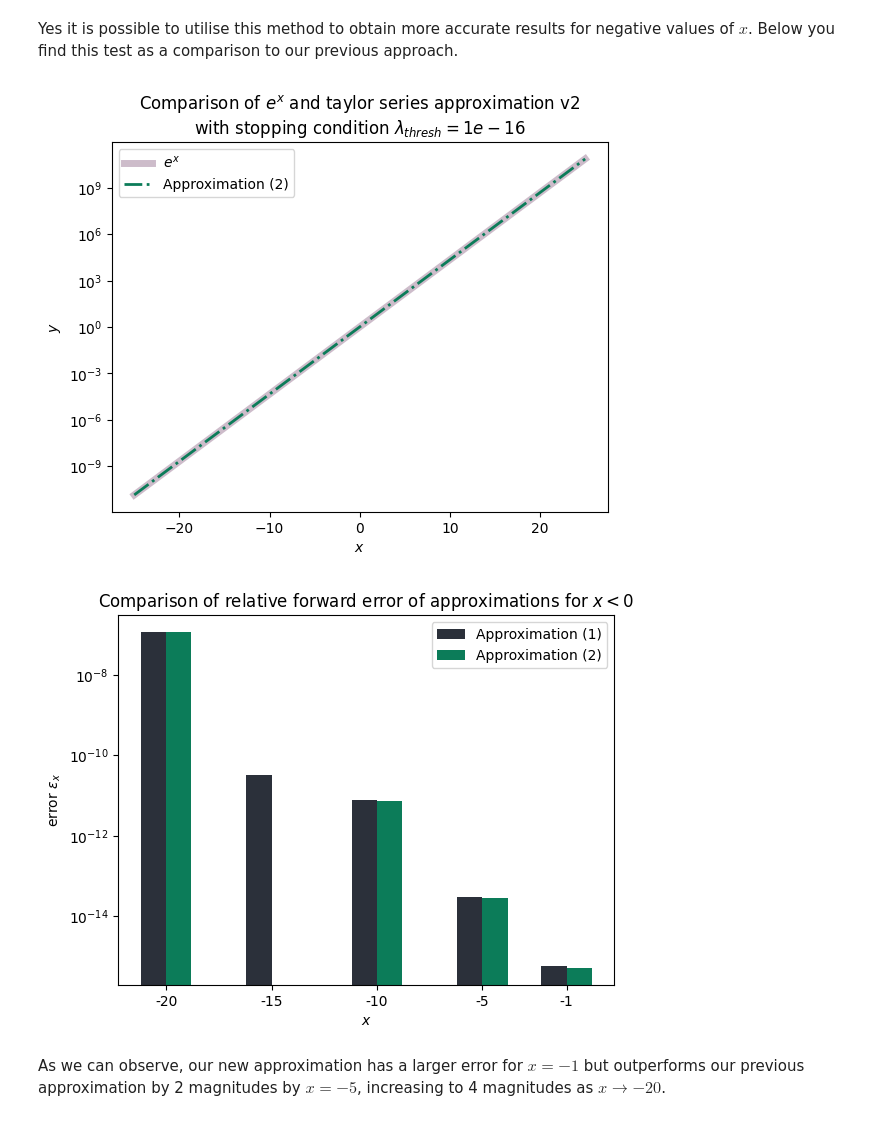
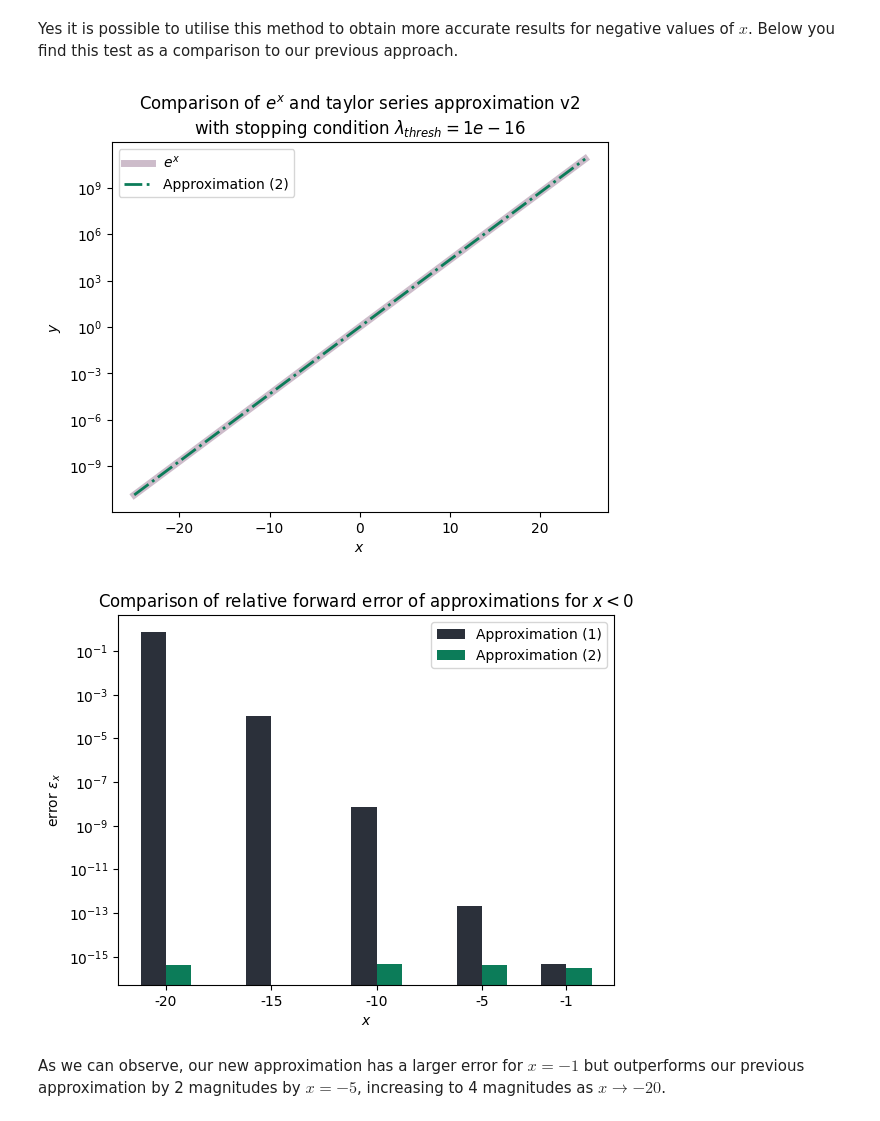
Before and after one commit to jonas4climate/na-assignment1, a Jupyter notebook: hw1_2023.ipynb, the cells around one changed output. Drawn from its saved outputs; the diff is of its cells as text; code cells hidden in the pictures.

```diff
--- a/hw1_2023.ipynb
+++ b/hw1_2023.ipynb
@@ -160,8 +160,8 @@ y, y_hat_1 = np.exp(xs), v_taylor_series_v1(xs)
 # Data for plotting only x_value pairs
 true_pos, true_neg = np.exp(x_values), np.exp(-x_values)
 chosen_y_hat_1_pos, chosen_y_hat_1_neg = v_taylor_series_v1(x_values), v_taylor_series_v1(-x_values)
-errors_1 = np.abs(chosen_y_hat_1_pos-true_pos) + np.abs(chosen_y_hat_1_neg-true_neg)
-errors_1_neg = np.abs(chosen_y_hat_1_neg-true_neg)
+errors_1 = np.abs(chosen_y_hat_1_pos-true_pos)/true_pos + np.abs(chosen_y_hat_1_neg-true_neg)/true_neg
+errors_1_neg = np.abs(chosen_y_hat_1_neg-true_neg)/true_neg
 
 
 plt.semilogy(xs, y, linewidth=5, color=COLORS[3], alpha=0.5)
@@ -206,36 +206,36 @@ def taylor_series_v2(x):
         return 1/taylor_series_v1(-x)
     else:
         return taylor_series_v1(x)
 
 v_taylor_series_v2 = np.vectorize(taylor_series_v2)
 chosen_y_hat_2_pos, chosen_y_hat_2_neg = v_taylor_series_v2(x_values), v_taylor_series_v2(-x_values)
-errors_2 = np.abs(chosen_y_hat_2_pos-true_pos) + np.abs(chosen_y_hat_2_neg-true_neg)
-errors_2_neg = np.abs(chosen_y_hat_2_neg-true_neg)
+errors_2 = np.abs(chosen_y_hat_2_pos-true_pos)/true_pos + np.abs(chosen_y_hat_2_neg-true_neg)/true_neg
+errors_2_neg = np.abs(chosen_y_hat_2_neg-true_neg)/true_neg
 y_hat_2 = v_taylor_series_v2(xs)
 
 plt.semilogy(xs, y, linewidth=5, color=COLORS[3], alpha=0.5)
 plt.semilogy(xs, y_hat_2, linewidth=2, color=COLORS[1], linestyle='-.')
 plt.xlabel('$x$')
 plt.ylabel('$y$')
 plt.legend(['$e^x$', 'Approximation (2)'])
 plt.title('Comparison of $e^x$ and taylor series approximation v2\n' +
           f'with stopping condition $\\lambda_{{thresh}}={lambda_thresh}$')
 plt.savefig(f'{SAVE_DIR}/comparison_e_approx_2.png', dpi=300)
 plt.show()
 
 bar1 = plt.bar(-x_values-0.6, errors_1, color=COLORS[0], width=1.2)
 bar2 = plt.bar(-x_values+0.6, errors_2, color=COLORS[1], width=1.2)
 plt.xticks(-x_values, -x_values)
 plt.xlabel('$x$')
 plt.ylabel('error $\\epsilon_{{x}}$')
 plt.yscale('log')
 plt.legend(['Approximation (1)', 'Approximation (2)'])
 plt.title('Comparison of relative forward error of approximations for $x < 0$')
 plt.savefig(f'{SAVE_DIR}/comparison_e_approx_1_2_error.png', dpi=300)
 plt.show()
 # %% [output]
 [figure]
-[figure, old version]
+[figure, new version]
 # %% [markdown]
 As we can observe, our new approximation has a larger error for $x = -1$ but outperforms our previous approximation by 2 magnitudes by $x = -5$, increasing to 4 magnitudes as $x \rightarrow - 20$.
 # %% [markdown]
```
Also changed, not shown: parts of 2 cells of this notebook, 3 other files.
